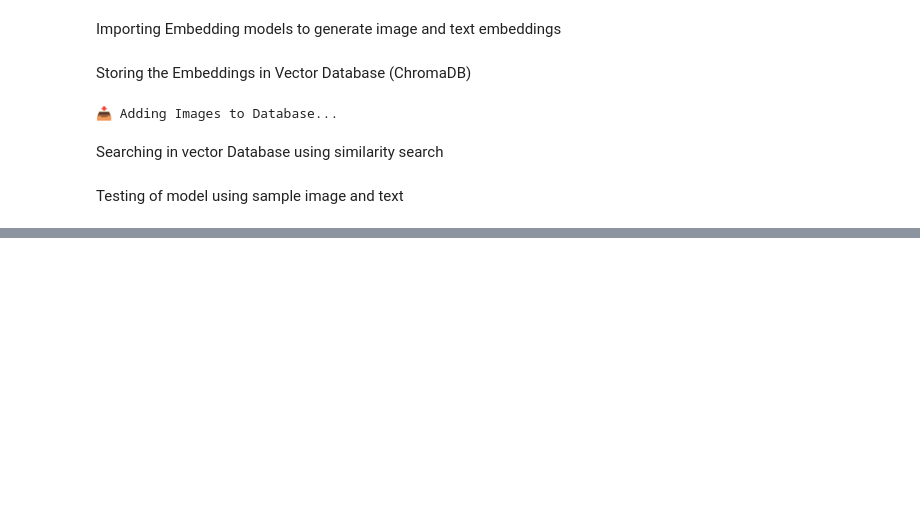
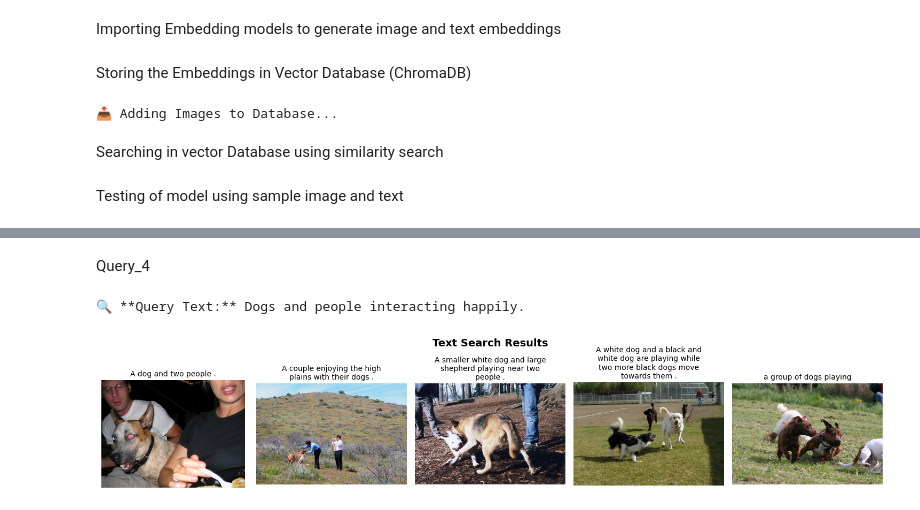
Before and after one commit to akshat2635/mindflix-assignment, a Jupyter notebook: backend/mindflix_rag.ipynb, the cells around one changed output, grey strips where cells are left out. Saved outputs shown, nothing was run; the diff lists cells and outputs as text; code cells hidden in the pictures; blank space fills up the shorter version.

```diff
--- a/backend/mindflix_rag.ipynb
+++ b/backend/mindflix_rag.ipynb
@@ -241,0 +262,13 @@ display_results("Image + Text Search Results", whole_results)
+# %% [markdown]
+Query_4
+# %%
+text_query="Dogs and people interacting happily."
+
+print(f"🔍 **Query Text:** {text_query}\n")
+
+text_results = search(query_text=text_query)
+display_results("Text Search Results", text_results)
+print()
+# %% [output]
+🔍 **Query Text:** Dogs and people interacting happily.
+[figure, added]
```
Also changed, not shown: parts of 11 cells of this notebook, 2 other files.
